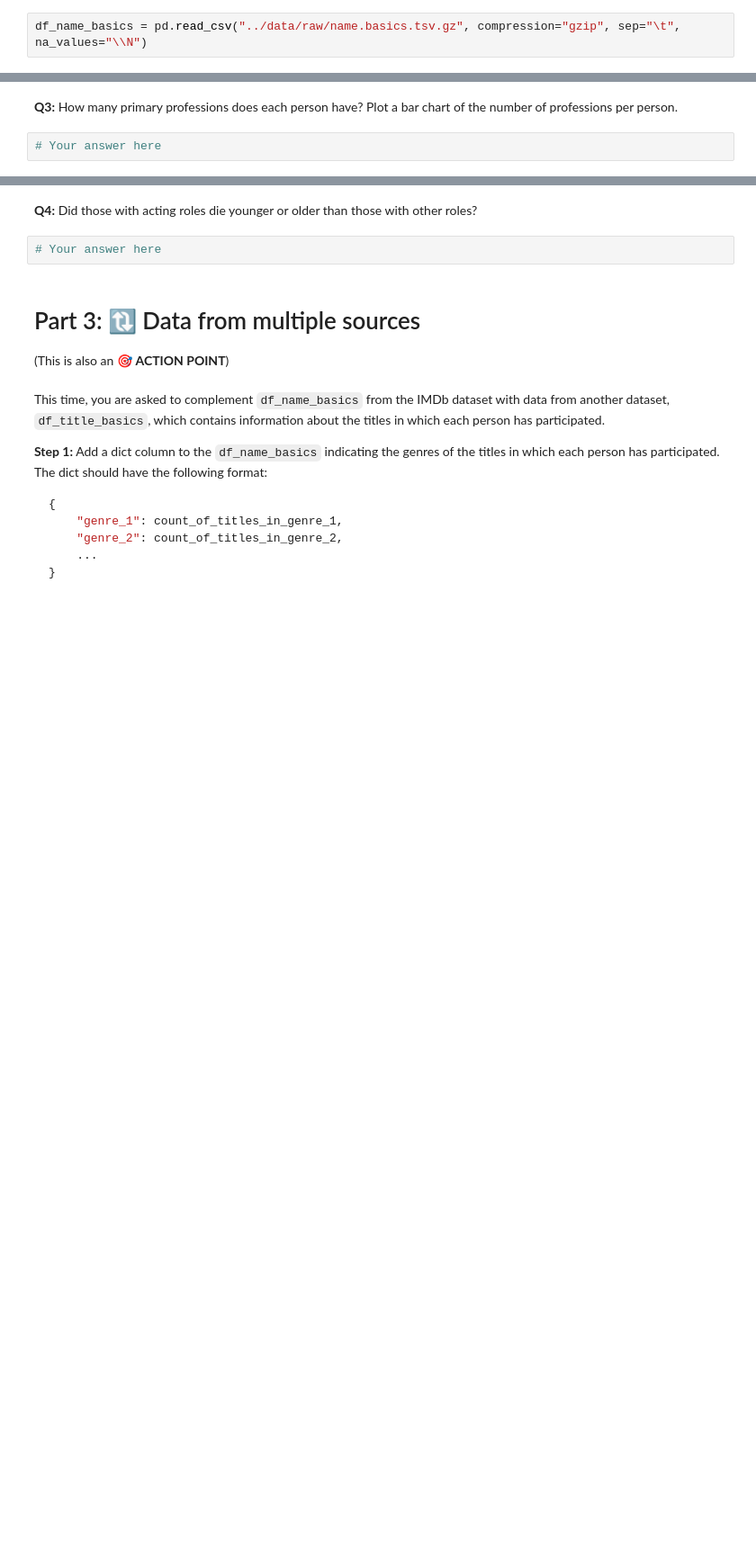
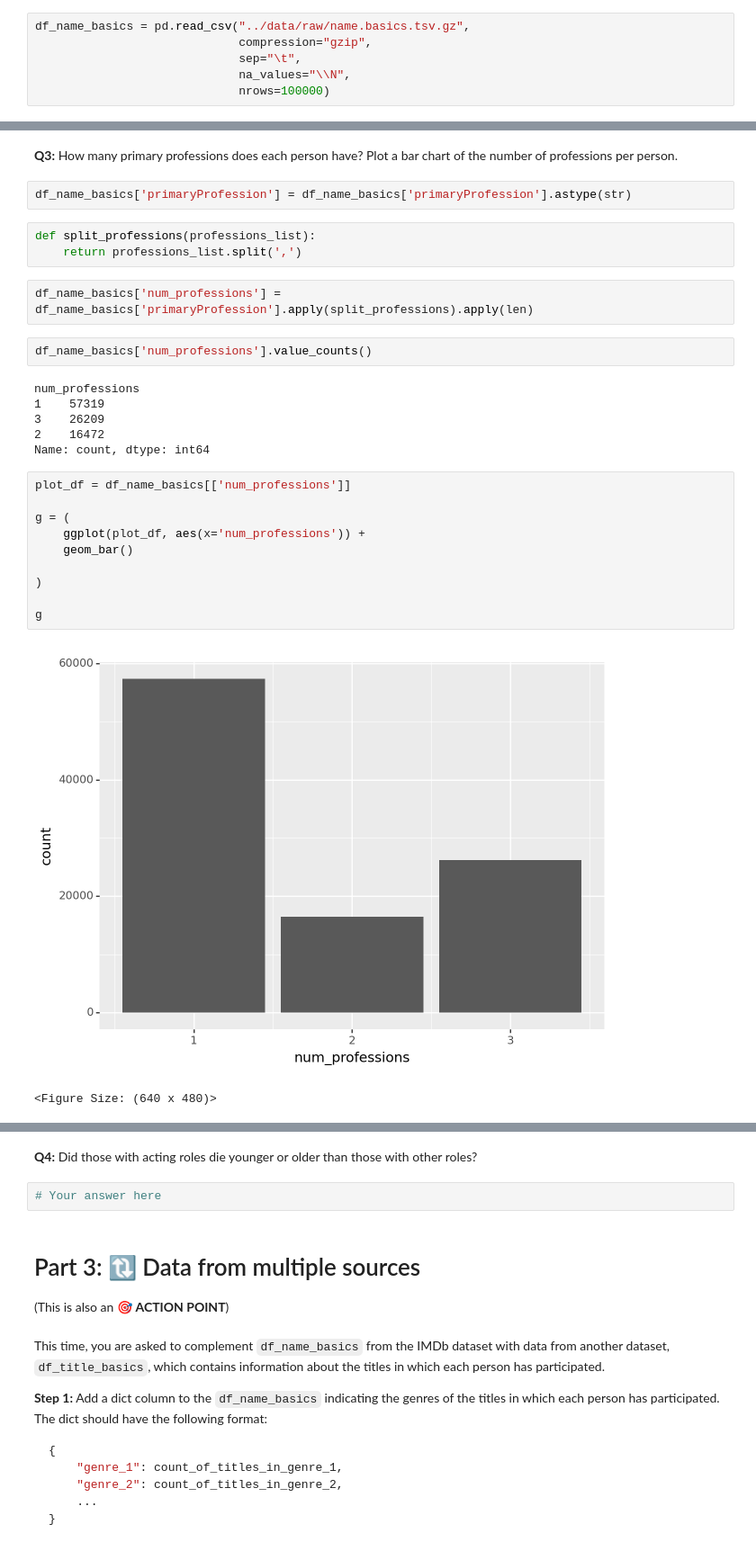
Before and after one commit to lse-ds105/w08-w09-imdb-data, a Jupyter notebook: notebooks/LSE_DS105A_W08_lecture.ipynb, the cells around one changed output, grey strips where cells are left out. Shown at 90% size. Saved outputs shown, nothing was run; the diff lists cells and outputs as text; blank space fills up the shorter version.

```diff
--- a/notebooks/LSE_DS105A_W08_lecture.ipynb
+++ b/notebooks/LSE_DS105A_W08_lecture.ipynb
@@ -147,7 +117,11 @@ Work in groups (same composition as your group project) and do the following:
 - If you get an error, try to understand what it means.
 - If you need to replace the contents of a column in pandas, you can use the `df["column_name"] = ...` syntax.
 # %%
-df_name_basics = pd.read_csv("../data/raw/name.basics.tsv.gz", compression="gzip", sep="\t", na_values="\\N")
+df_name_basics = pd.read_csv("../data/raw/name.basics.tsv.gz",
+                             compression="gzip",
+                             sep="\t",
+                             na_values="\\N",
+                             nrows=100000)
 # %%
 df_name_basics.info()
 # %% [output]
@@ -248,4 +206,30 @@ p
 # %% [markdown]
 **Q3:** How many primary professions does each person have? Plot a bar chart of the number of professions per person.
-# %%
-# Your answer here
+# %%
+df_name_basics['primaryProfession'] = df_name_basics['primaryProfession'].astype(str)
+# %%
+def split_professions(professions_list):
+    return professions_list.split(',')
+# %%
+df_name_basics['num_professions'] = df_name_basics['primaryProfession'].apply(split_professions).apply(len)
+# %%
+df_name_basics['num_professions'].value_counts()
+# %% [output]
+num_professions
+1    57319
+3    26209
+2    16472
+Name: count, dtype: int64
+# %%
+plot_df = df_name_basics[['num_professions']]
+
+g = (
+    ggplot(plot_df, aes(x='num_professions')) +
+    geom_bar()
+
+)
+
+g
+# %% [output]
+[figure, added]
+<Figure Size: (640 x 480)>
```
Also changed, not shown: parts of 11 cells of this notebook.
